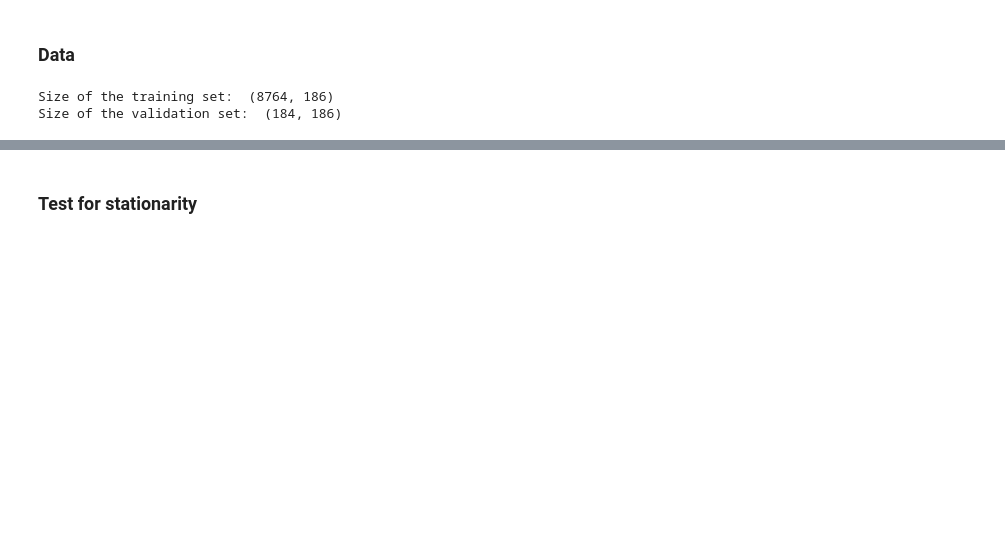
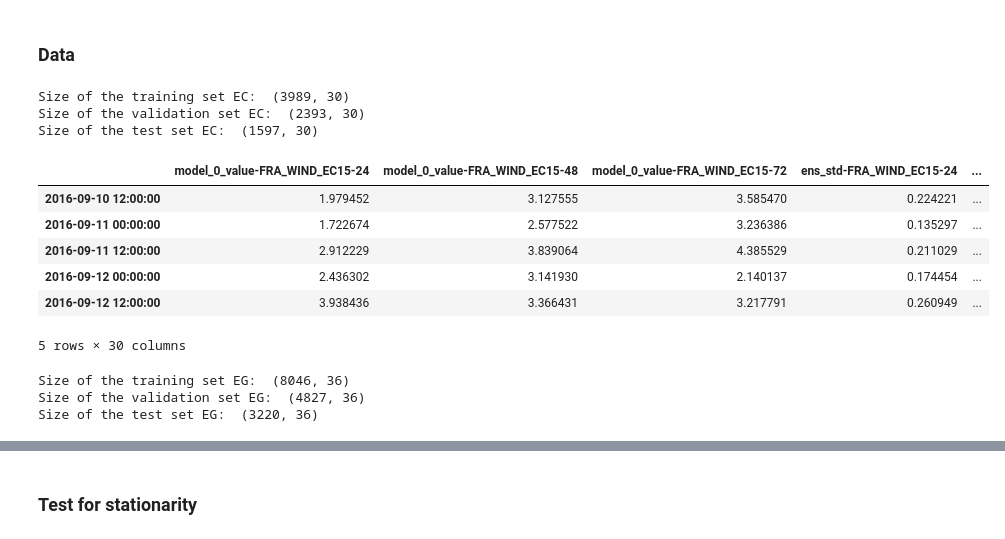
Before and after one commit to jaupimegi23/certainlyUncertain, a Jupyter notebook: models/univariate.ipynb, the cells around one changed output, grey strips where cells are left out. Saved outputs shown, nothing was run; the diff lists cells and outputs as text; code cells hidden in the pictures; blank space fills up the shorter version.

```diff
--- a/models/univariate.ipynb
+++ b/models/univariate.ipynb
@@ -10,0 +13,10 @@ data_path = os.path.join(os.path.dirname(os.getcwd()), 'preprocessing', 'data',
+# %%
+df_train_ec = pd.read_hdf('../preprocessing/data/EC15_split.h5', key="train")
+df_valid_ec = pd.read_hdf('../preprocessing/data/EC15_split.h5', key="validation")
+df_test_ec = pd.read_hdf('../preprocessing/data/EC15_split.h5', key="test")
+
+#df_train = pd.concat([df_train_ec, df_valid_ec])
+df_train_ec.sort_index(inplace=True)
+
+#get columns that end with 24 and have std in them
+interesting_cols_ec = [col for col in df_train_ec.columns if col.endswith('24') and 'std' in col]
@@ -11,10 +33,10 @@ data_path = os.path.join(os.path.dirname(os.getcwd()), 'preprocessing', 'data',
 # %% [markdown]
 ### Data
 # %%
-dataTrain = pd.read_hdf(data_path, key="train_univariate")
-dataVal = pd.read_hdf(data_path, key="validation_univariate")
-print("Size of the training set: ", dataTrain.shape)
-print("Size of the validation set: ", dataVal.shape)
+print("Size of the training set EC: ", df_train_ec.shape)
+print("Size of the validation set EC: ", df_valid_ec.shape)
+print("Size of the test set EC: ", df_test_ec.shape)
 # %% [output]
-Size of the training set:  (8764, 186)
-Size of the validation set:  (184, 186)
+Size of the training set EC:  (3989, 30)
+Size of the validation set EC:  (2393, 30)
+Size of the test set EC:  (1597, 30)
@@ -25,0 +43,18 @@ uncertainty_columns = std_columns + mae_columns;
+# %%
+df_train_ec.tail()
+# %% [output]
+|  | model_0_value-FRA_WIND_EC15-24 | model_0_value-FRA_WIND_EC15-48 | model_0_value-FRA_WIND_EC15-72 | ens_std-FRA_WIND_EC15-24 | ... |
+| 2016-09-10 12:00:00 | 1.979452 | 3.127555 | 3.585470 | 0.224221 | ... |
+| 2016-09-11 00:00:00 | 1.722674 | 2.577522 | 3.236386 | 0.135297 | ... |
+| 2016-09-11 12:00:00 | 2.912229 | 3.839064 | 4.385529 | 0.211029 | ... |
+| 2016-09-12 00:00:00 | 2.436302 | 3.141930 | 2.140137 | 0.174454 | ... |
+| 2016-09-12 12:00:00 | 3.938436 | 3.366431 | 3.217791 | 0.260949 | ... |
+5 rows × 30 columns
+# %%
+print("Size of the training set EG: ", df_train_eg.shape)
+print("Size of the validation set EG: ", df_valid_eg.shape)
+print("Size of the test set EG: ", df_test_eg.shape)
+# %% [output]
+Size of the training set EG:  (8046, 36)
+Size of the validation set EG:  (4827, 36)
+Size of the test set EG:  (3220, 36)
```
Also changed, not shown: parts of 22 cells of this notebook, 6 other files.
